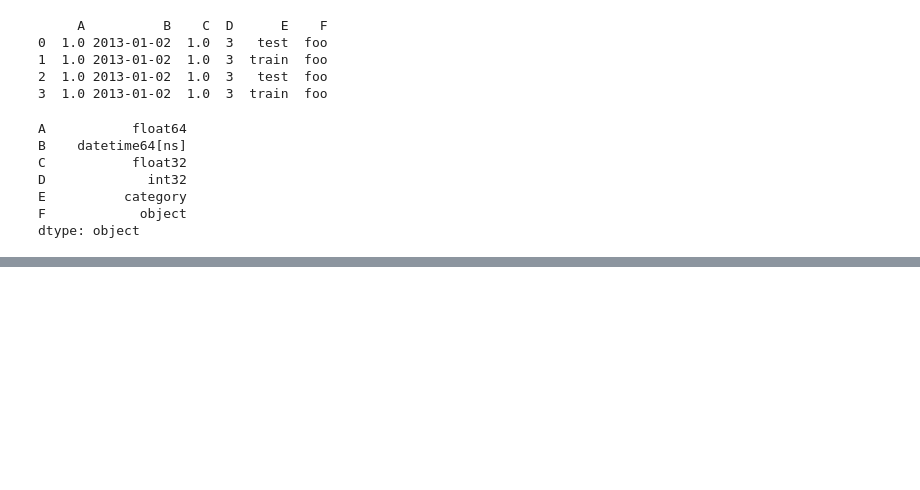
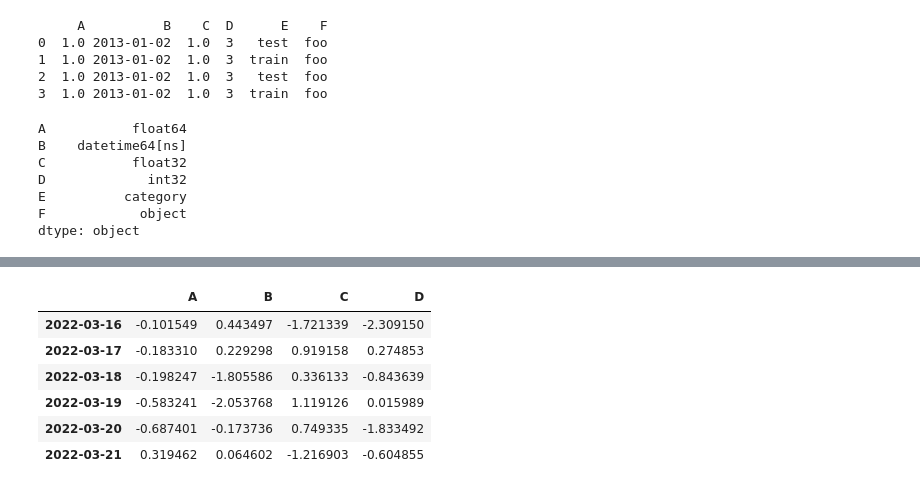
Before and after one commit to ParkJeongUng/Ung.github.io, a Jupyter notebook: _notebooks/하늘코끼리_Pandas_Master.ipynb, the cells around one changed output, grey strips where cells are left out. Saved outputs shown, nothing was run; the diff lists cells and outputs as text; code cells hidden in the pictures; blank space fills up the shorter version.

```diff
--- a/_notebooks/하늘코끼리_Pandas_Master.ipynb
+++ b/_notebooks/하늘코끼리_Pandas_Master.ipynb
@@ -83,0 +253,12 @@ dtype: object
+# %%
+date = pd.date_range("20220316", periods=6)
+df = pd.DataFrame(np.random.randn(6, 4), index = date, columns = list("ABCD"))
+df
+# %% [output]
+|  | A | B | C | D |
+| 2022-03-16 | -0.101549 | 0.443497 | -1.721339 | -2.309150 |
+| 2022-03-17 | -0.183310 | 0.229298 | 0.919158 | 0.274853 |
+| 2022-03-18 | -0.198247 | -1.805586 | 0.336133 | -0.843639 |
+| 2022-03-19 | -0.583241 | -2.053768 | 1.119126 | 0.015989 |
+| 2022-03-20 | -0.687401 | -0.173736 | 0.749335 | -1.833492 |
+| 2022-03-21 | 0.319462 | 0.064602 | -1.216903 | -0.604855 |
```
Also changed, not shown: parts of 26 cells of this notebook.
